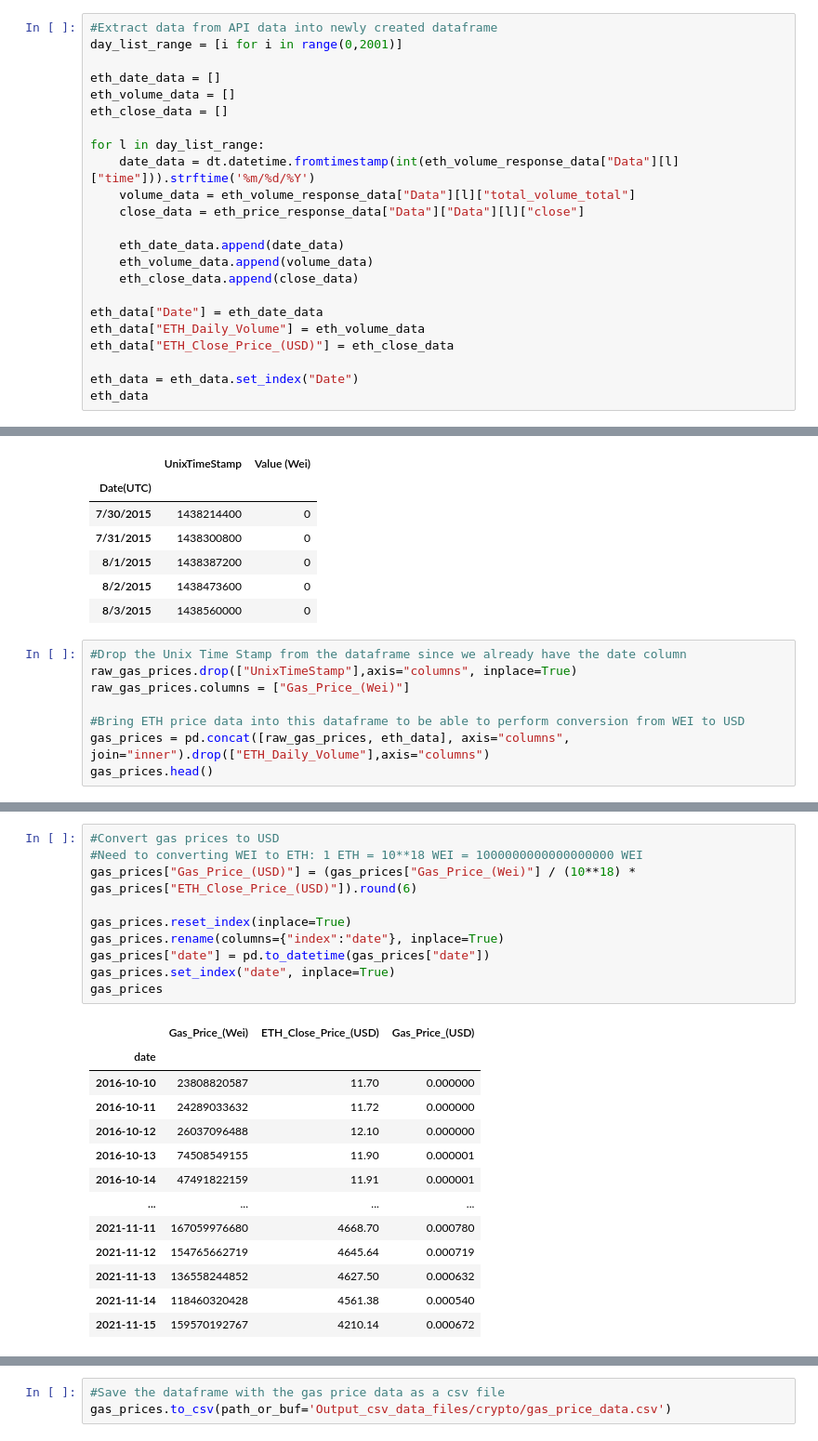
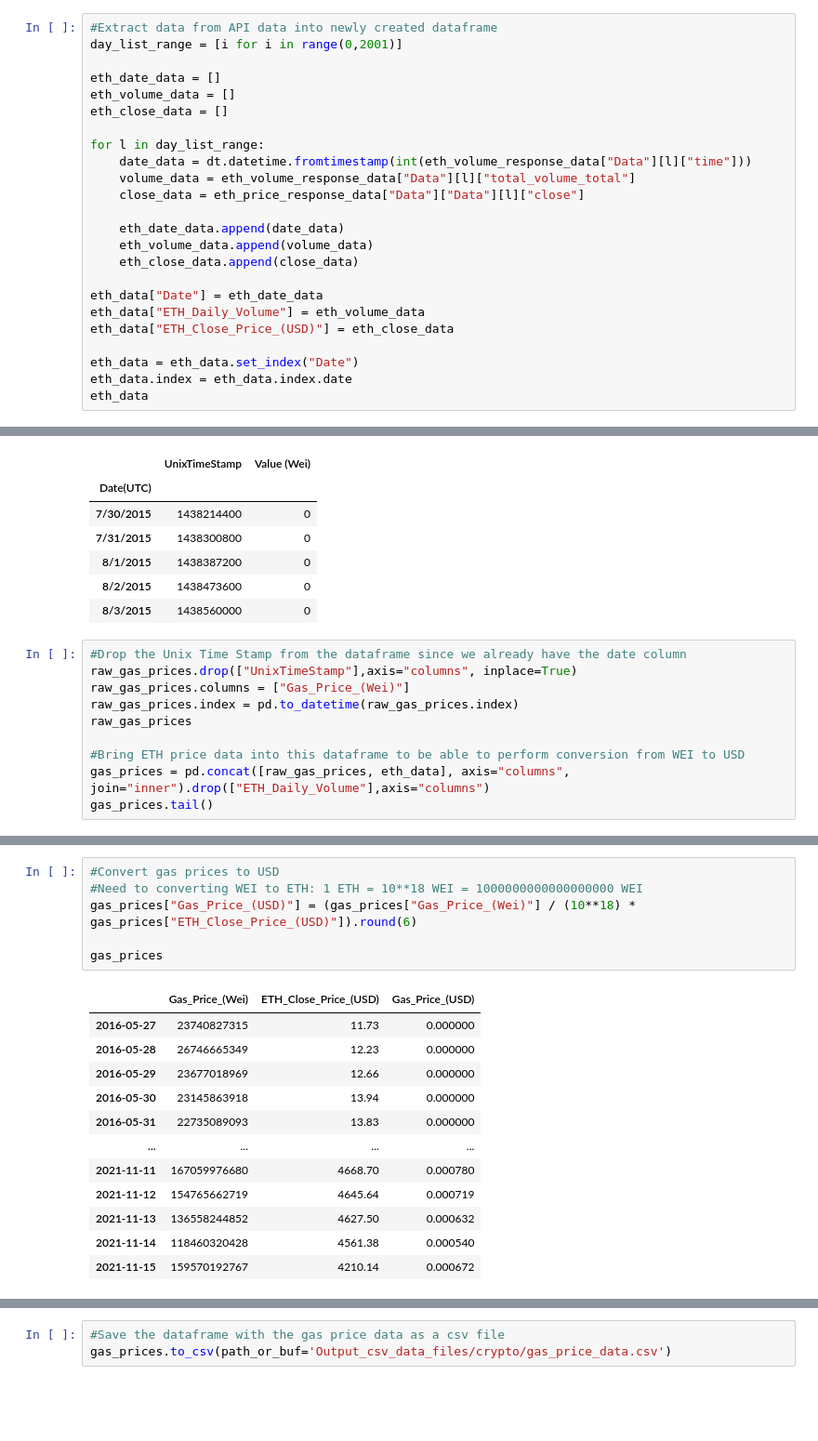
Before and after one commit to bradkaley/NFT_Market_Analysis, a Jupyter notebook: Part_2_Data_Collection_Analysis.ipynb, the cells around one changed output, grey strips where cells are left out. Shown at 93% size. Saved outputs shown, nothing was run; the diff lists cells and outputs as text; blank space fills up the shorter version.

```diff
--- a/Part_2_Data_Collection_Analysis.ipynb
+++ b/Part_2_Data_Collection_Analysis.ipynb
@@ -187,7 +185,7 @@ eth_volume_data = []
 eth_close_data = []
 
 for l in day_list_range:
-    date_data = dt.datetime.fromtimestamp(int(eth_volume_response_data["Data"][l]["time"])).strftime('%m/%d/%Y')
+    date_data = dt.datetime.fromtimestamp(int(eth_volume_response_data["Data"][l]["time"]))
     volume_data = eth_volume_response_data["Data"][l]["total_volume_total"]
     close_data = eth_price_response_data["Data"]["Data"][l]["close"]
 
@@ -200,6 +198,7 @@ eth_data["ETH_Daily_Volume"] = eth_volume_data
 eth_data["ETH_Close_Price_(USD)"] = eth_close_data
 
 eth_data = eth_data.set_index("Date")
+eth_data.index = eth_data.index.date
 eth_data
 # %% [output]
 |  | ETH_Daily_Volume | ETH_Close_Price_(USD) |
@@ -241,9 +239,11 @@ raw_gas_prices.head()
 #Drop the Unix Time Stamp from the dataframe since we already have the date column
 raw_gas_prices.drop(["UnixTimeStamp"],axis="columns", inplace=True)
 raw_gas_prices.columns = ["Gas_Price_(Wei)"]
+raw_gas_prices.index = pd.to_datetime(raw_gas_prices.index)
+raw_gas_prices
 
 #Bring ETH price data into this dataframe to be able to perform conversion from WEI to USD
 gas_prices = pd.concat([raw_gas_prices, eth_data], axis="columns", join="inner").drop(["ETH_Daily_Volume"],axis="columns")
-gas_prices.head()
+gas_prices.tail()
 # %% [output]
 |  | Gas_Price_(Wei) | ETH_Close_Price_(USD) |
@@ -255,21 +255,16 @@ gas_prices.head()
 # %%
 #Convert gas prices to USD
 #Need to converting WEI to ETH: 1 ETH = 10**18 WEI = 1000000000000000000 WEI
 gas_prices["Gas_Price_(USD)"] = (gas_prices["Gas_Price_(Wei)"] / (10**18) * gas_prices["ETH_Close_Price_(USD)"]).round(6)
 
-gas_prices.reset_index(inplace=True)
-gas_prices.rename(columns={"index":"date"}, inplace=True)
-gas_prices["date"] = pd.to_datetime(gas_prices["date"])
-gas_prices.set_index("date", inplace=True)
 gas_prices
 # %% [output]
 |  | Gas_Price_(Wei) | ETH_Close_Price_(USD) | Gas_Price_(USD) |
-| date |  |  |  |
-| 2016-10-10 | 23808820587 | 11.70 | 0.000000 |
-| 2016-10-11 | 24289033632 | 11.72 | 0.000000 |
-| 2016-10-12 | 26037096488 | 12.10 | 0.000000 |
-| 2016-10-13 | 74508549155 | 11.90 | 0.000001 |
-| 2016-10-14 | 47491822159 | 11.91 | 0.000001 |
+| 2016-05-27 | 23740827315 | 11.73 | 0.000000 |
+| 2016-05-28 | 26746665349 | 12.23 | 0.000000 |
+| 2016-05-29 | 23677018969 | 12.66 | 0.000000 |
+| 2016-05-30 | 23145863918 | 13.94 | 0.000000 |
+| 2016-05-31 | 22735089093 | 13.83 | 0.000000 |
 | ... | ... | ... | ... |
 | 2021-11-11 | 167059976680 | 4668.70 | 0.000780 |
 | 2021-11-12 | 154765662719 | 4645.64 | 0.000719 |
```
Also changed, not shown: parts of 9 cells of this notebook, 2 other files.
